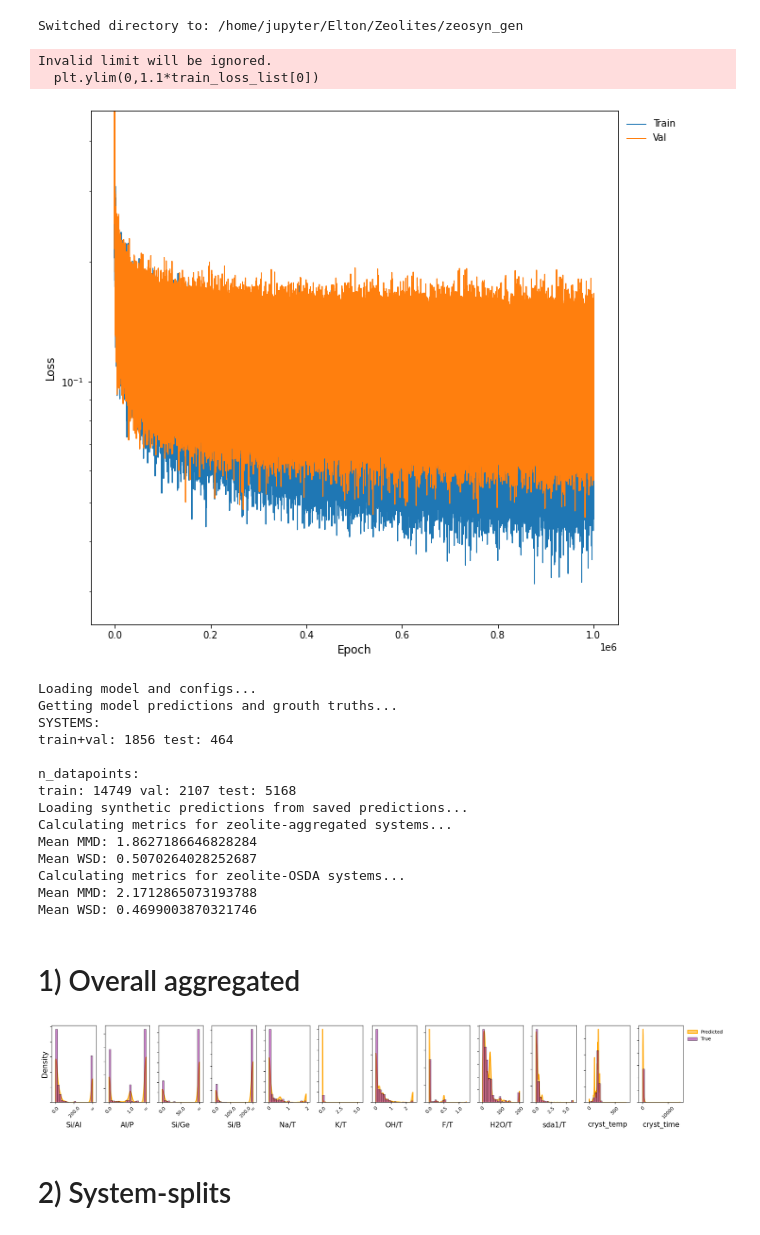
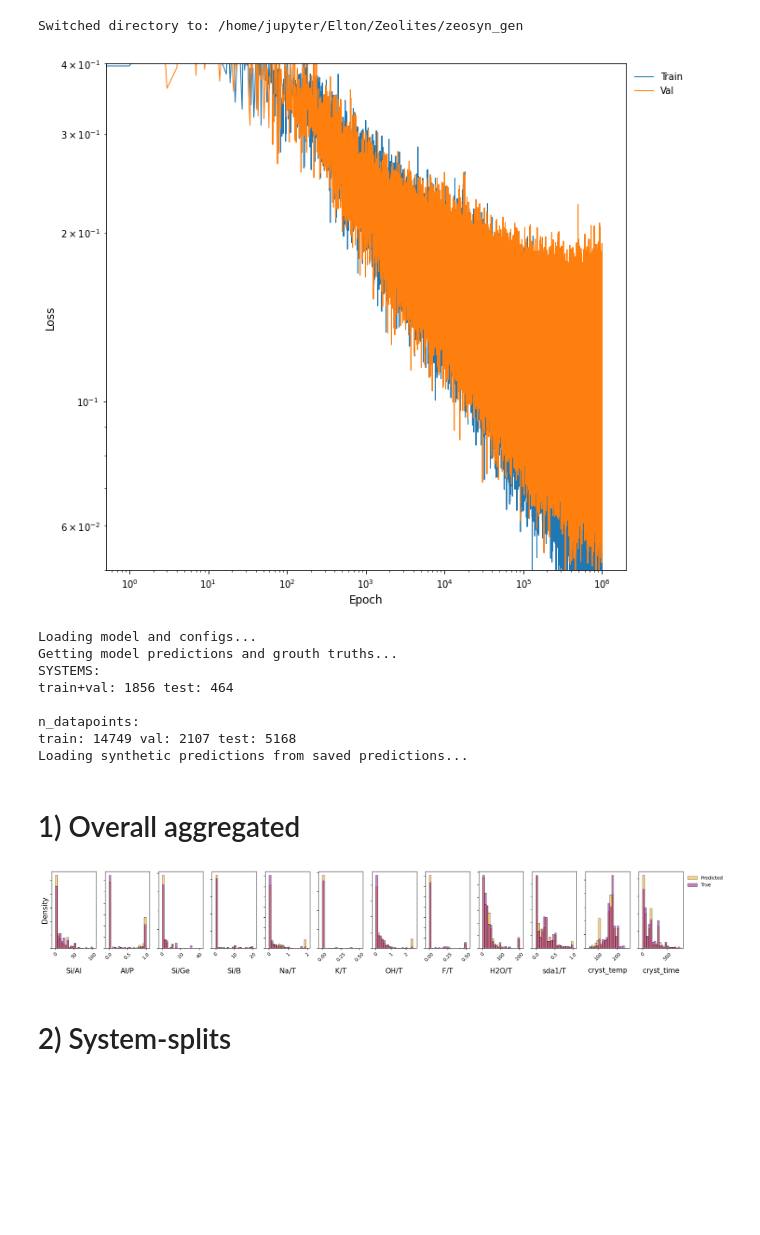
Before and after one commit to eltonpan/zeosyn_gen, a Jupyter notebook: notebooks/visualize_pred_diff.ipynb, the cells around one changed output. Cells and saved outputs as stored; diff of their text form; code cells hidden in the pictures; blank space fills up the shorter version.

Commit message:
added diffusion outputs aggregated across test set

```diff
--- a/notebooks/visualize_pred_diff.ipynb
+++ b/notebooks/visualize_pred_diff.ipynb
@@ -34,23 +34,23 @@ with open(f"runs/{model_type}/{split}/{fname}/val_loss_list.pkl", 'rb') as f: #
 # %%
 # Train/val loss fig
 plt.figure(figsize=(10,10))
 plt.plot(range(len(train_loss_list)), train_loss_list, label = 'Train')
 plt.plot(range(len(val_loss_list)), val_loss_list, label = 'Val')
 plt.legend()
 plt.xlabel('Epoch')
 plt.ylabel('Loss')
+plt.xscale('log')
 plt.yscale('log')
-plt.ylim(0,1.1*train_loss_list[0])
+# plt.ylim(0,1.1*train_loss_list[0])
+plt.ylim(0.05,0.4)
 plt.show()
 # %% [output]
-Invalid limit will be ignored.
-  plt.ylim(0,1.1*train_loss_list[0])
-[figure, old version]
+[figure, new version]
 # %%
 model, configs = load_model(model_type, fname, split)
-syn_pred, syn_pred_scaled, syn_true, syn_true_scaled, dataset = get_prediction_and_ground_truths(model, configs, cond_scale=1)
-mmd_zeo_agg_df, wsd_zeo_agg_df = eval_zeolite_aggregated(syn_pred, syn_pred_scaled, syn_true, syn_true_scaled, dataset, configs)
-mmd_zeo_osda_df, wsd_zeo_osda_df = eval_zeolite_osda(syn_pred, syn_pred_scaled, syn_true, syn_true_scaled, dataset, configs)
+syn_pred, syn_pred_scaled, syn_true, syn_true_scaled, dataset = get_prediction_and_ground_truths(model, configs, cond_scale=0.75)
+# mmd_zeo_agg_df, wsd_zeo_agg_df = eval_zeolite_aggregated(syn_pred, syn_pred_scaled, syn_true, syn_true_scaled, dataset, configs)
+# mmd_zeo_osda_df, wsd_zeo_osda_df = eval_zeolite_osda(syn_pred, syn_pred_scaled, syn_true, syn_true_scaled, dataset, configs)
 # %% [output]
 Loading model and configs...
 Getting model predictions and grouth truths...
@@ -60,18 +60,25 @@ train+val: 1856 test: 464
 n_datapoints:
 train: 14749 val: 2107 test: 5168
 Loading synthetic predictions from saved predictions...
-Calculating metrics for zeolite-aggregated systems...
-Mean MMD: 1.8627186646828284
-Mean WSD: 0.5070264028252687
-Calculating metrics for zeolite-OSDA systems...
-Mean MMD: 2.1712865073193788
-Mean WSD: 0.4699003870321746
 # %% [markdown]
 # 1) Overall aggregated
-# %%
-utils.compare_gel_conds([syn_pred, syn_true], ['Predicted', 'True'], [True, False], [False, True], ['orange', 'darkmagenta'], common_norm=True, alpha=0.5)
-# %% [output]
-[figure, removed]
+# %%
+utils.compare_gel_conds([syn_pred, syn_true], ['Predicted', 'True'], [False, False], [True, True], ['orange', 'darkmagenta'], common_norm=True, alpha=0.5,
+                                                                    xlims={
+                                                                            'Si/Al': {'min': 0., 'max': 100.},
+                                                                            'Al/P': {'min': 0., 'max': 1.},
+                                                                            'Si/Ge': {'min': 0., 'max': 40.},
+                                                                            'Si/B': {'min': 0., 'max': 20.},
+                                                                            'K/T': {'min': 0., 'max': 0.5},
+                                                                            'F/T': {'min': 0., 'max': 0.5},
+                                                                            'sda1/T': {'min': 0., 'max': 1.},
+                                                                            'cryst_temp': {'min': 50., 'max': 250},
+                                                                            'cryst_time': {'min': 0., 'max': 750},
+                                                                          },
+                                                                    #  save_path='figs/diff_outputs_agg.pdf'
+                                                                     )
+# %% [output]
+[figure, added]
 # %% [markdown]
 # 2) System-splits
 # %% [markdown]
```
Also changed, not shown: parts of 2 cells of this notebook, 1 other file.
